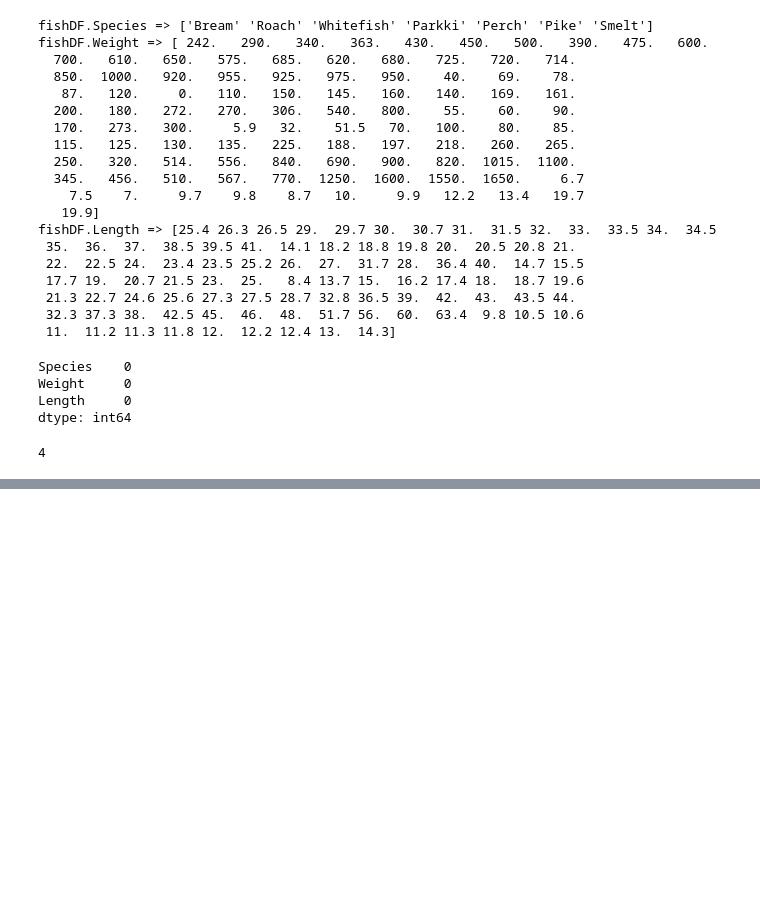
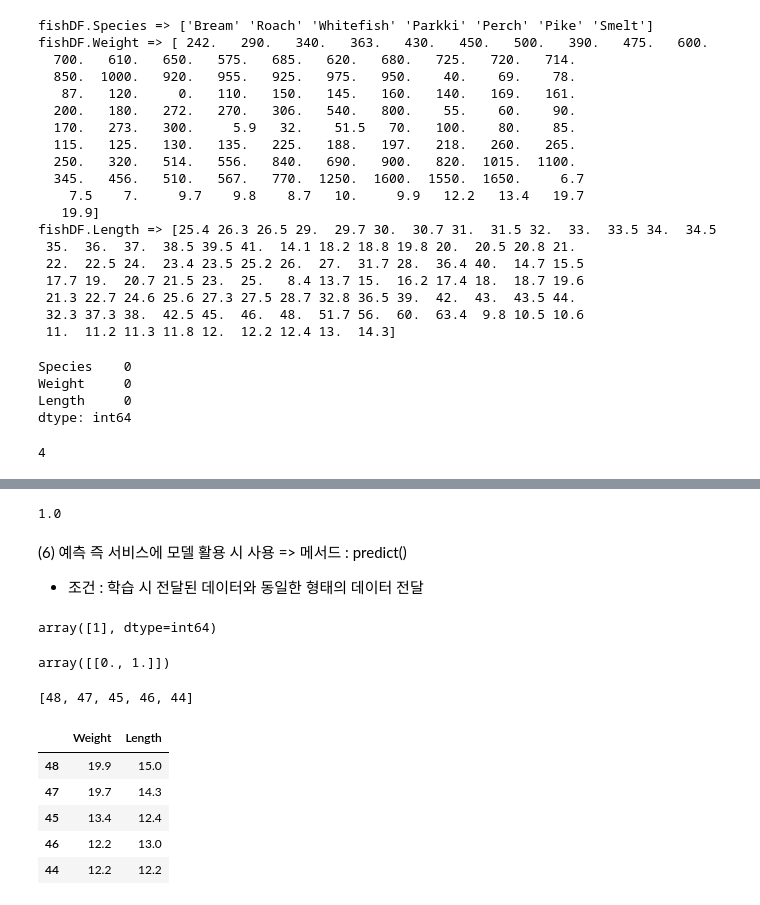
Before and after one commit to Schubert3275/KDT-MachineLearning_Study, a Jupyter notebook: DAY_01/ex_fish.ipynb, the cells around one changed output, grey strips where cells are left out. Cells and saved outputs as stored; diff of their text form; code cells hidden in the pictures; blank space fills up the shorter version.

```diff
--- a/DAY_01/ex_fish.ipynb
+++ b/DAY_01/ex_fish.ipynb
@@ -113,0 +166,42 @@ Name: Species, dtype: object
+# %%
+model.score(feature, target)
+# %% [output]
+1.0
+# %% [markdown]
+(6) 예측 즉 서비스에 모델 활용 시 사용 => 메서드 : predict()
+
+-   조건 : 학습 시 전달된 데이터와 동일한 형태의 데이터 전달
+# %%
+# [무게, 길이]
+new_data = pd.DataFrame([[21.8, 17]], columns=model.feature_names_in_)
+
+# 학습 시 제공된 데이터와 동일한 형태로 제공
+pred_y = model.predict(new_data)
+pred_y
+# %% [output]
+array([1], dtype=int64)
+# %%
+# 예측 확률
+model.predict_proba(new_data)
+# %% [output]
+array([[0., 1.]])
+# %%
+# 데이터와 최근접 이웃 데이터 => kneighbors() 메서드
+# 반환값 : 거리, 원소번호
+dis, ind = model.kneighbors(new_data)
+
+# ndarray => list
+ind.tolist()[0]
+# %% [output]
+[48, 47, 45, 46, 44]
+# %%
+# K개의 최근접 이운 데이터만 저장
+kneightDF = feature.iloc[ind.tolist()[0]]
+kneightDF
+# %% [output]
+|  | Weight | Length |
+| 48 | 19.9 | 15.0 |
+| 47 | 19.7 | 14.3 |
+| 45 | 13.4 | 12.4 |
+| 46 | 12.2 | 13.0 |
+| 44 | 12.2 | 12.2 |
```
Also changed, not shown: parts of 13 cells of this notebook, 1 other file.
